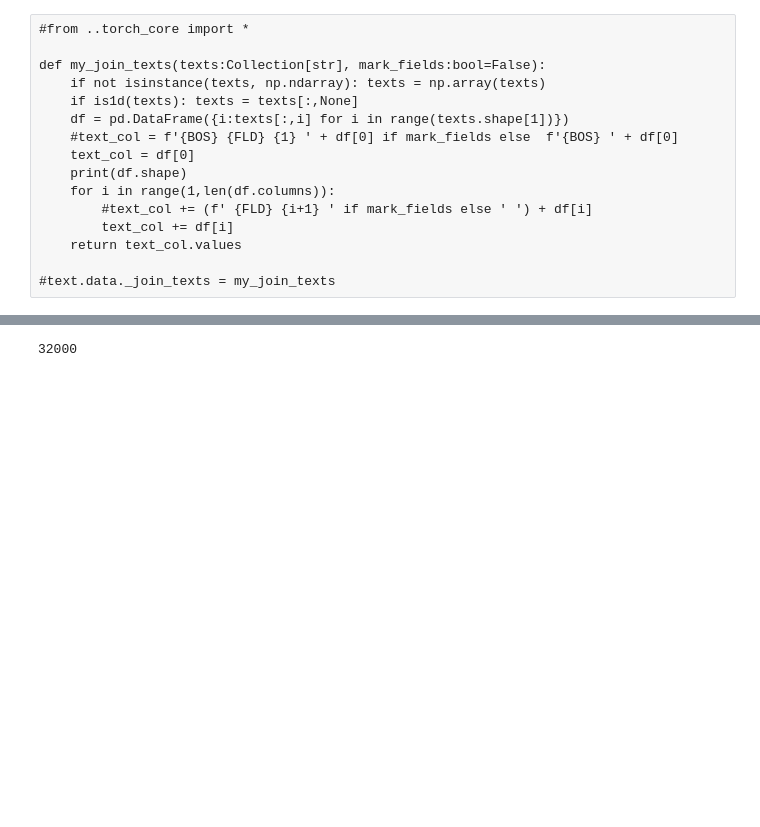
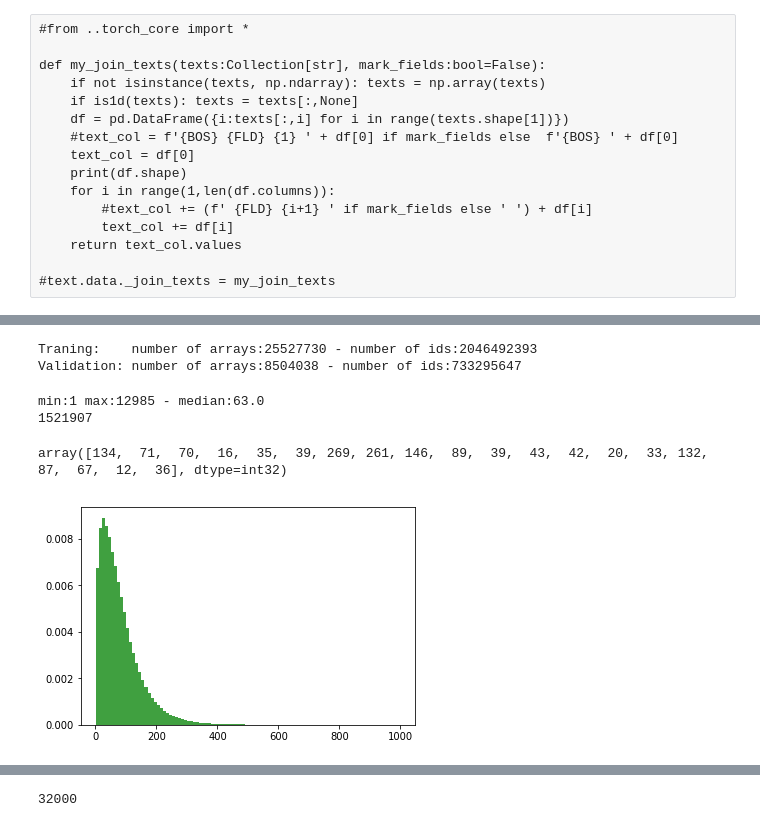
Before and after one commit to kasparlund/nlp, a Jupyter notebook: ULMFiT - Training.ipynb, the cells around one changed output, grey strips where cells are left out. Saved outputs shown, nothing was run; the diff lists cells and outputs as text; code cells hidden in the pictures; blank space fills up the shorter version.

```diff
--- a/ULMFiT - Training.ipynb
+++ b/ULMFiT - Training.ipynb
@@ -176,0 +303,19 @@ data_lm_full = TextLMDataBunch.load(pathTrainValid, 'full_lm', bs=64)
+# %%
+print(f"Traning:    number of arrays:{len(trainIDS)} - number of ids:{np.sum([len(ids) for ids in trainIDS])}")
+print(f"Validation: number of arrays:{len(validIDS)} - number of ids:{np.sum([len(ids) for ids in validIDS])}")
+# %% [output]
+Traning:    number of arrays:25527730 - number of ids:2046492393
+Validation: number of arrays:8504038 - number of ids:733295647
+# %%
+sectionlengths = np.asarray([len(s) for s in trainIDS],dtype=np.int32)
+n, bins, patches = plt.hist(sectionlengths[sectionlengths<1000], 100, density=True, facecolor='g', alpha=0.75)
+np.histogram(sectionlengths[sectionlengths<1000],50)
+
+print(f"min:{min(sectionlengths)} max:{np.max(sectionlengths)} - median:{np.median(sectionlengths)}")
+print(np.sum(sectionlengths<10))
+sectionlengths[:20]
+# %% [output]
+min:1 max:12985 - median:63.0
+1521907
+array([134,  71,  70,  16,  35,  39, 269, 261, 146,  89,  39,  43,  42,  20,  33, 132,  87,  67,  12,  36], dtype=int32)
+[figure, added]
```
Also changed, not shown: parts of 68 cells of this notebook, 2 other files.
